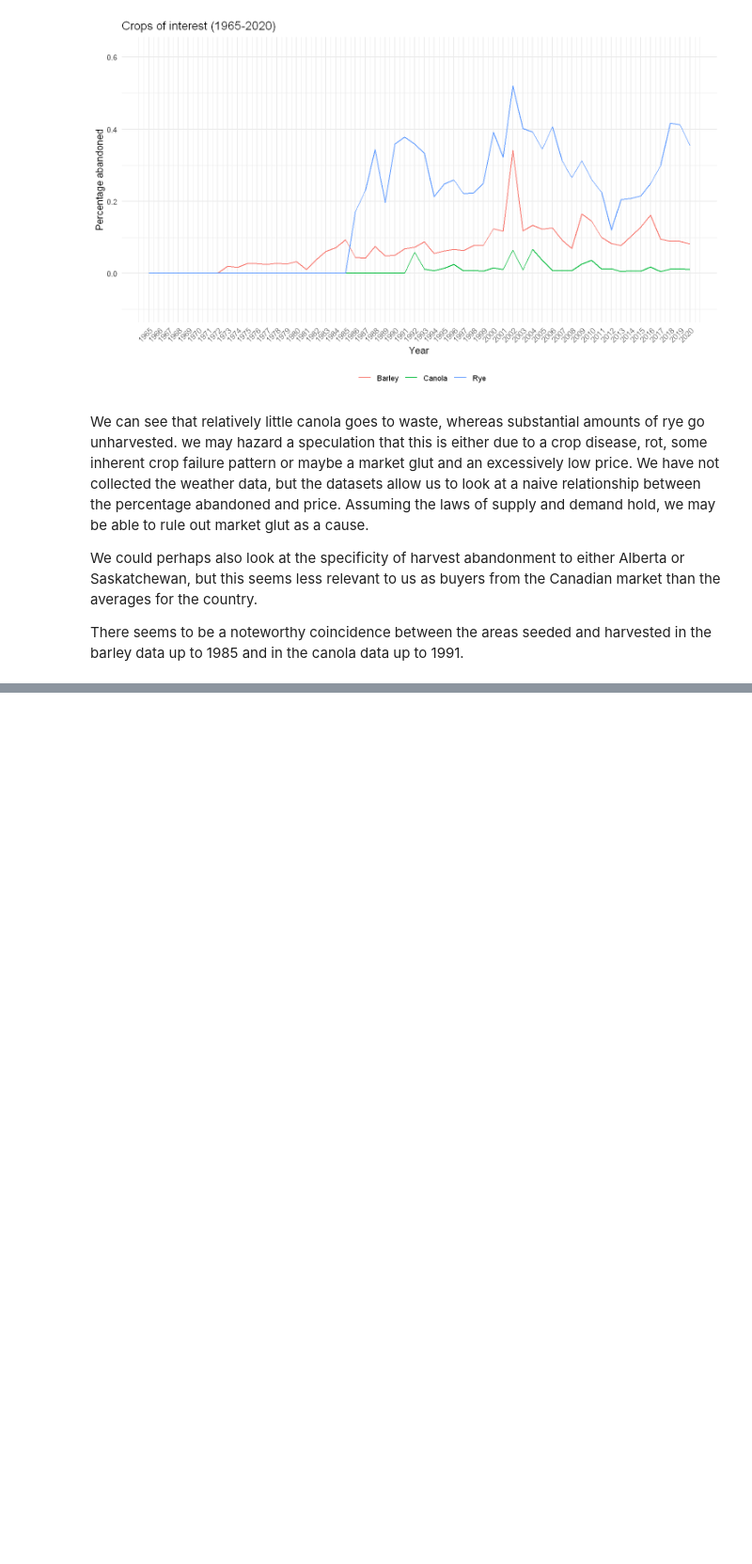
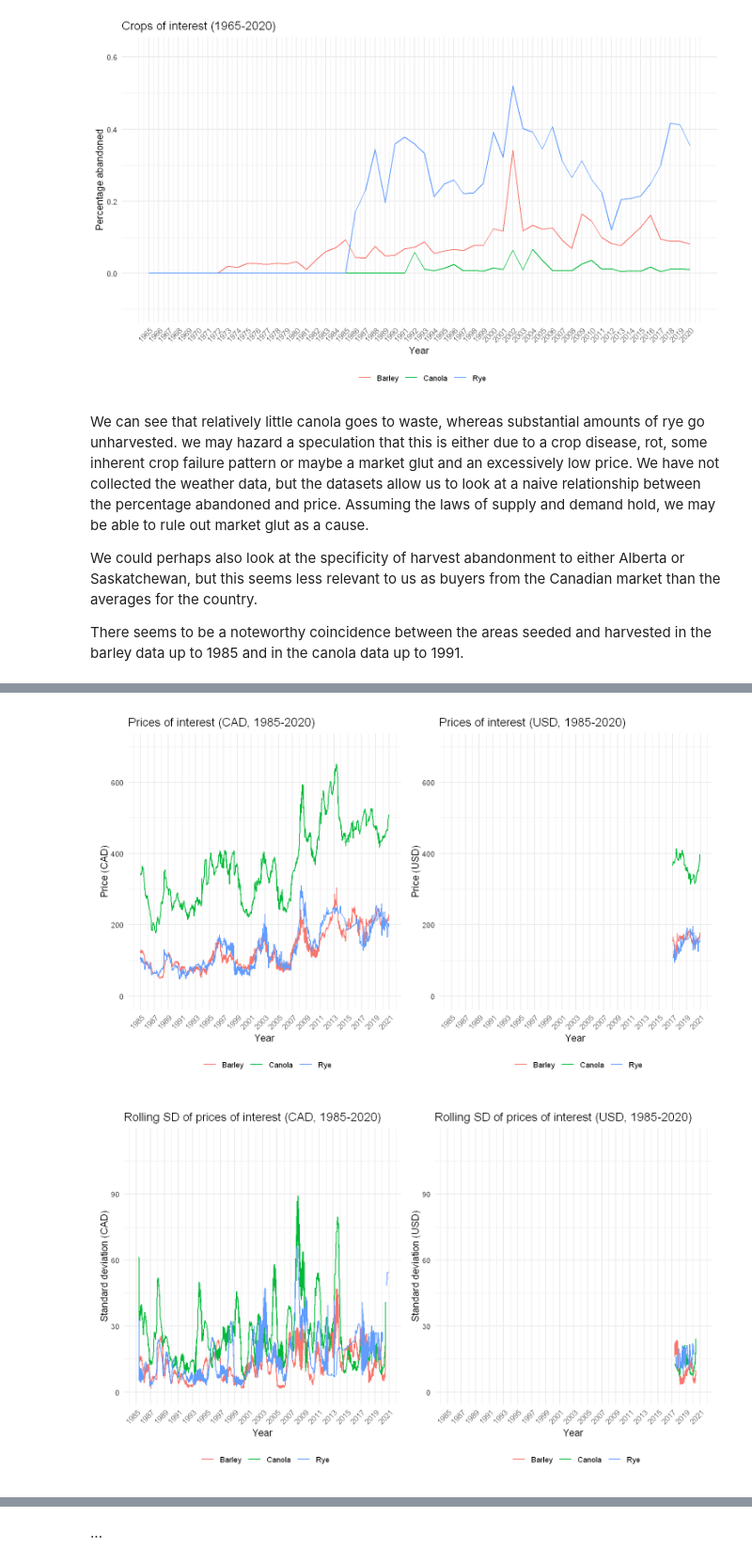
Before and after one commit to tros01/ibm_data_analyst, a Jupyter notebook: solutions/r_m6_annual_crop_data-final_project.ipynb, the cells around one changed output, grey strips where cells are left out. Shown at 94% size. Cells and saved outputs as stored; diff of their text form; code cells hidden in the pictures; blank space fills up the shorter version.

```diff
--- a/solutions/r_m6_annual_crop_data-final_project.ipynb
+++ b/solutions/r_m6_annual_crop_data-final_project.ipynb
@@ -405,3 +556,14 @@ We could perhaps also look at the specificity of harvest abandonment to either A
 There seems to be a noteworthy coincidence between the areas seeded and harvested in the barley data up to 1985 and in the canola data up to 1991.
 # %%
 # Look at the average prices
+q <- "
+SELECT date, crop_type, AVG(price_cad) AS avg_price_cad, AVG(price_usd) AS avg_price_usd
+FROM prod_prices
+GROUP BY geo, crop_type, date
+HAVING LOWER(crop_type) IN ('barley', 'canola', 'rye');
+"
+
+prices_of_interest_ts1 <- dbGetQuery(c, q)
+prices_of_interest_ts1 |>
+    filter(date >= 2017) |>
+    head()
@@ -407,0 +580,12 @@ There seems to be a noteworthy coincidence between the areas seeded and harveste
+# %%
+# Pivot the df for plotting
+prices_of_interest_ts1_long <- prices_of_interest_ts1 |>
+    pivot_longer(
+        cols = starts_with("avg_"),
+        names_to = "var",
+        values_to = "val"
+    ) |>
+    mutate(
+        date = ymd(date),
+        var_lab = paste0(crop_type, " (", str_to_upper(str_extract(var, "[a-z]{3}$")), ")")
+    )
@@ -407,0 +809,20 @@ There seems to be a noteworthy coincidence between the areas seeded and harveste
+# %%
+# Plots
+currencies <- c("CAD", "USD")
+series <- c("ts", "sd", "rd", "lr", "bp")
+
+for (s in series) {
+    p <- paste0(currencies, "_", s)
+    suppressWarnings(
+        print(
+            patchwork::wrap_plots(
+                A = prices_plots[[p[1]]],
+                B = prices_plots[[p[2]]],
+                design = "AABB"
+            )
+        )
+    )
+}
+# %% [output]
+[figure, added]
+[figure, added]
@@ -408,3 +832,5 @@ There seems to be a noteworthy coincidence between the areas seeded and harveste
+# %% [markdown]
+...
 # %%
 # Look at the naive price-pc abandoned relationship
 # %%
```
Also changed, not shown: parts of 22 cells of this notebook.
